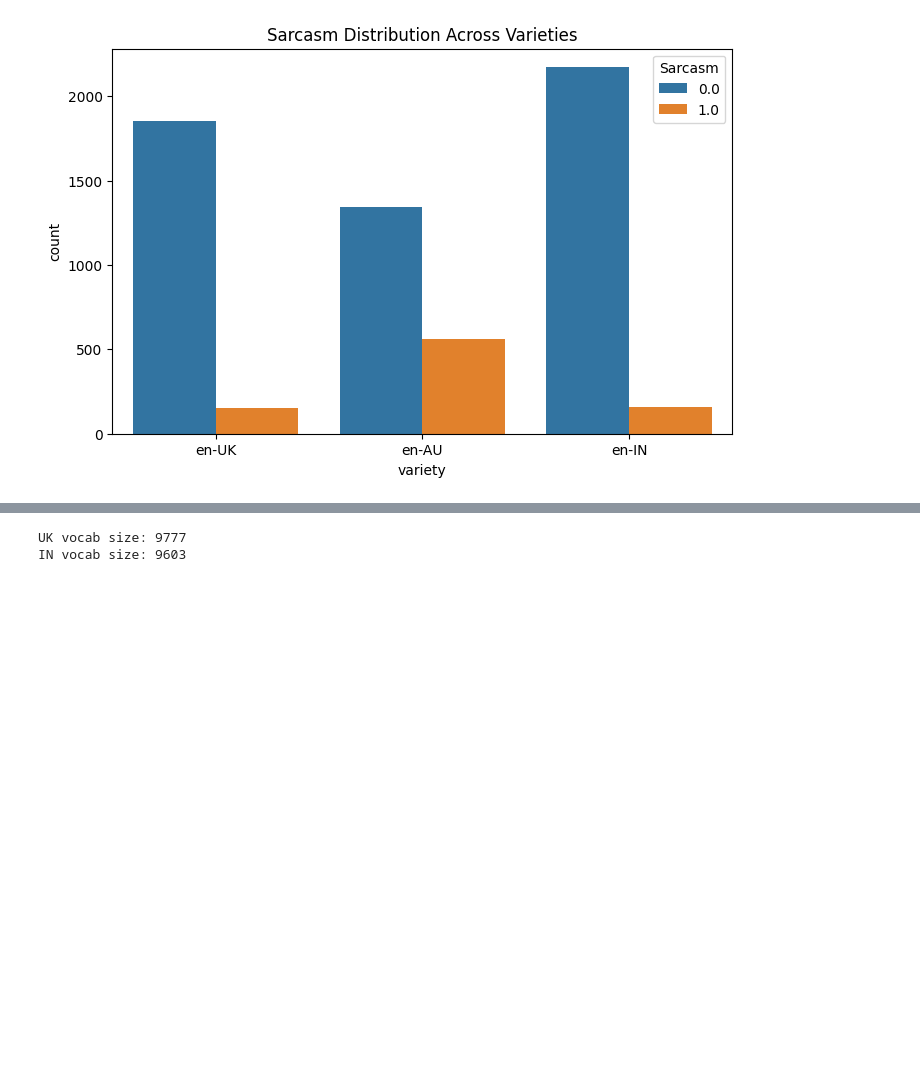
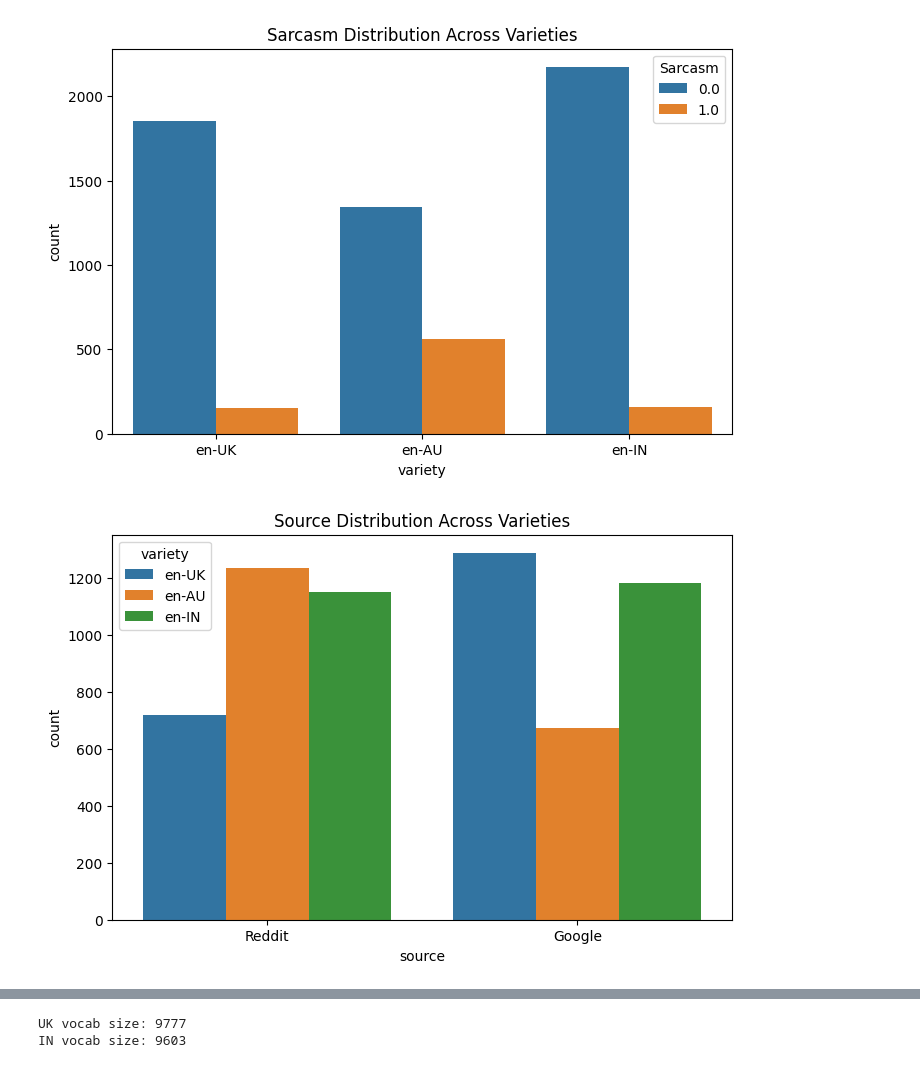
Before and after one commit to mohammedumairuddin/COMM061-NLP-Coursework, a Jupyter notebook: notebooks/dataset_analysis.ipynb, the cells around one changed output, grey strips where cells are left out. Drawn from its saved outputs; the diff is of its cells as text; code cells hidden in the pictures; blank space fills up the shorter version.

```diff
--- a/notebooks/dataset_analysis.ipynb
+++ b/notebooks/dataset_analysis.ipynb
@@ -130,6 +109,16 @@ plt.title("Sarcasm Distribution Across Varieties")
 plt.show()
 # %% [output]
 [figure]
+# %%
+#Domain Split Visualisation (Reddit vs Google)
+
+#The dataset contains two domains.
+plt.figure(figsize=(8,5))
+sns.countplot(data=df,x="source",hue="variety")
+plt.title("Source Distribution Across Varieties")
+plt.show()
+# %% [output]
+[figure, added]
 # %%
 import nltk
 from nltk.tokenize import word_tokenize
```
Also changed, not shown: parts of 14 cells of this notebook.
